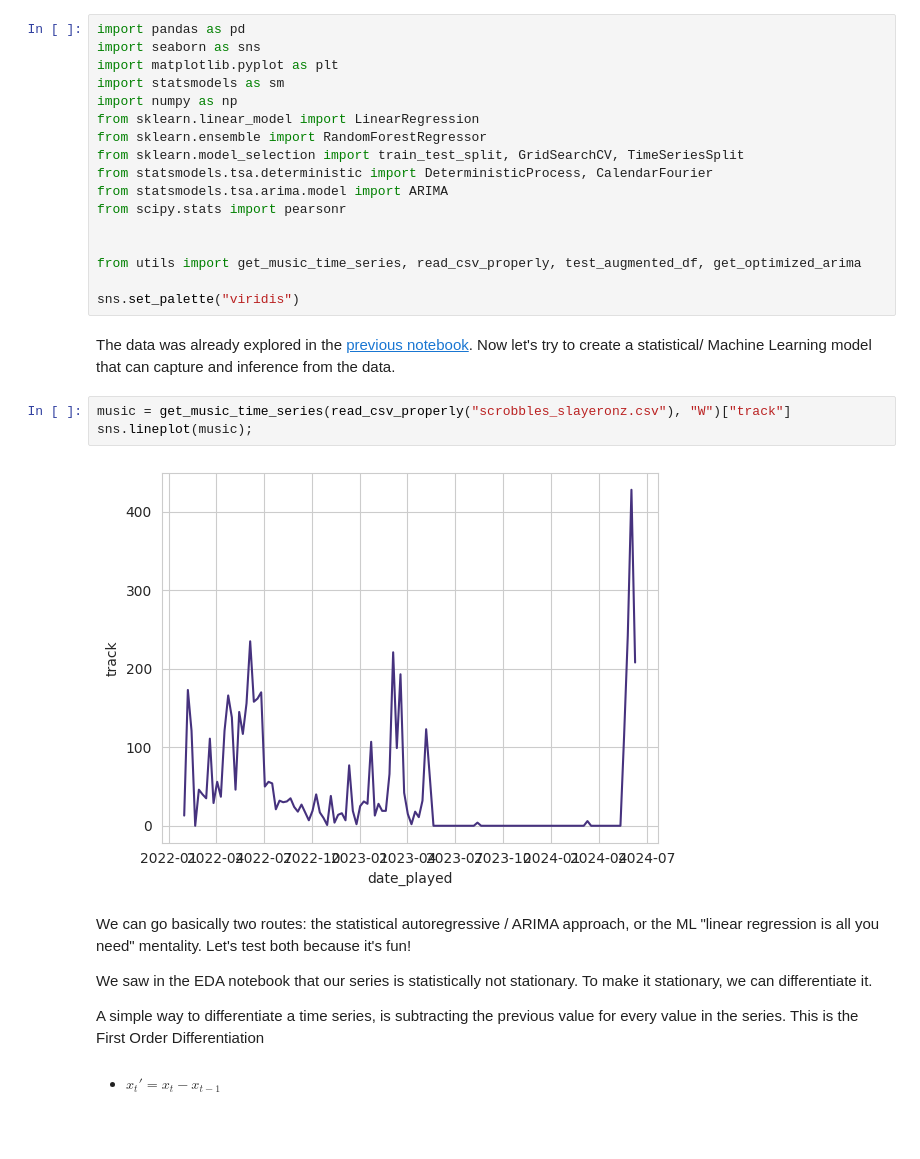
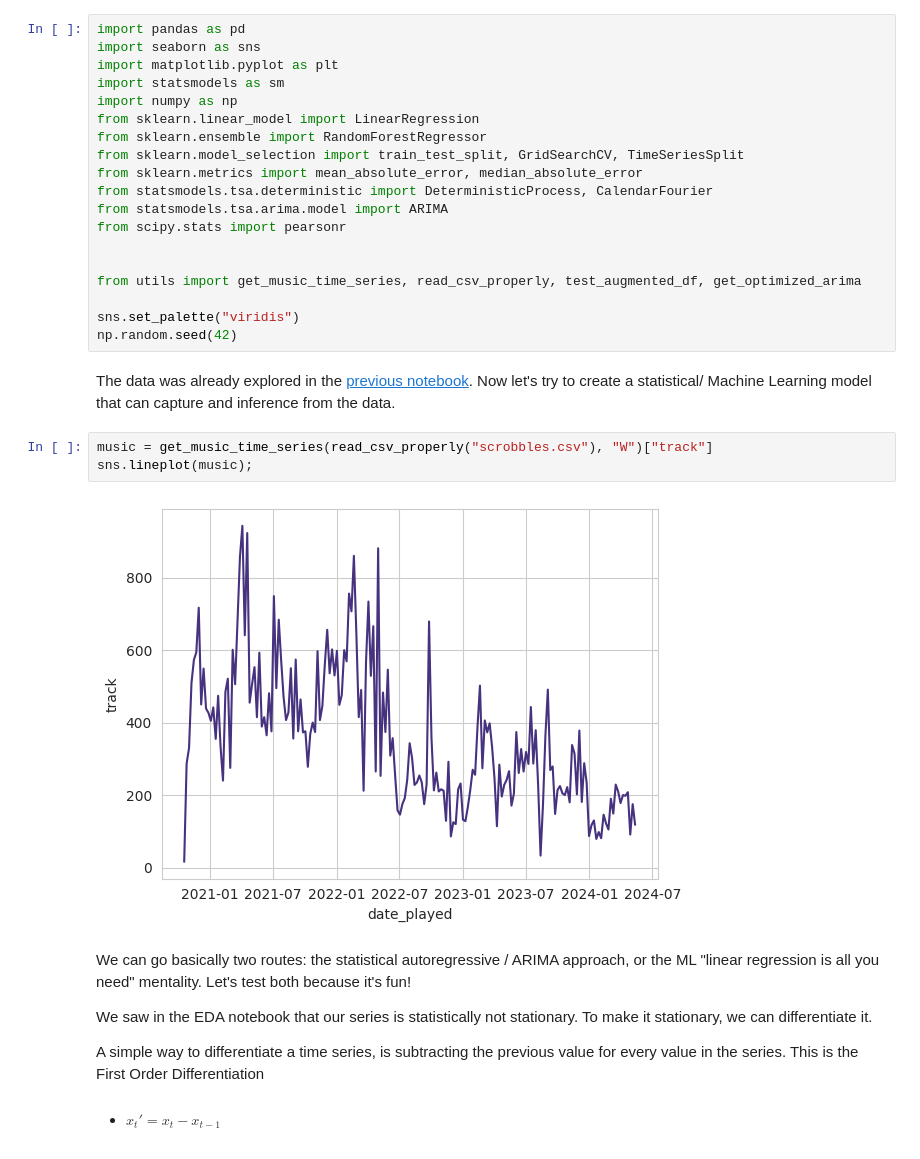
Before and after one commit to 0-lucas/music-analysis, a Jupyter notebook: modelling.ipynb, the cells around one changed output. Saved outputs shown, nothing was run; the diff lists cells and outputs as text.

```diff
--- a/modelling.ipynb
+++ b/modelling.ipynb
@@ -7,6 +7,7 @@ import numpy as np
 from sklearn.linear_model import LinearRegression
 from sklearn.ensemble import RandomForestRegressor
 from sklearn.model_selection import train_test_split, GridSearchCV, TimeSeriesSplit
+from sklearn.metrics import mean_absolute_error, median_absolute_error
 from statsmodels.tsa.deterministic import DeterministicProcess, CalendarFourier
 from statsmodels.tsa.arima.model import ARIMA
 from scipy.stats import pearsonr
@@ -15,13 +16,14 @@ from scipy.stats import pearsonr
 from utils import get_music_time_series, read_csv_properly, test_augmented_df, get_optimized_arima
 
 sns.set_palette("viridis")
+np.random.seed(42)
 # %% [markdown]
 The data was already explored in the [previous notebook](eda.ipynb). Now let's try to create a statistical/ Machine Learning model that can capture and inference from the data.
 # %%
-music = get_music_time_series(read_csv_properly("scrobbles_slayeronz.csv"), "W")["track"]
+music = get_music_time_series(read_csv_properly("scrobbles.csv"), "W")["track"]
 sns.lineplot(music);
 # %% [output]
-[figure, old version]
+[figure, new version]
 # %% [markdown]
 We can go basically two routes: the statistical autoregressive / ARIMA approach, or the ML "linear regression is all you need" mentality. Let's test both because it's fun!
 
```
Also changed, not shown: parts of 14 cells of this notebook, 3 other files.
